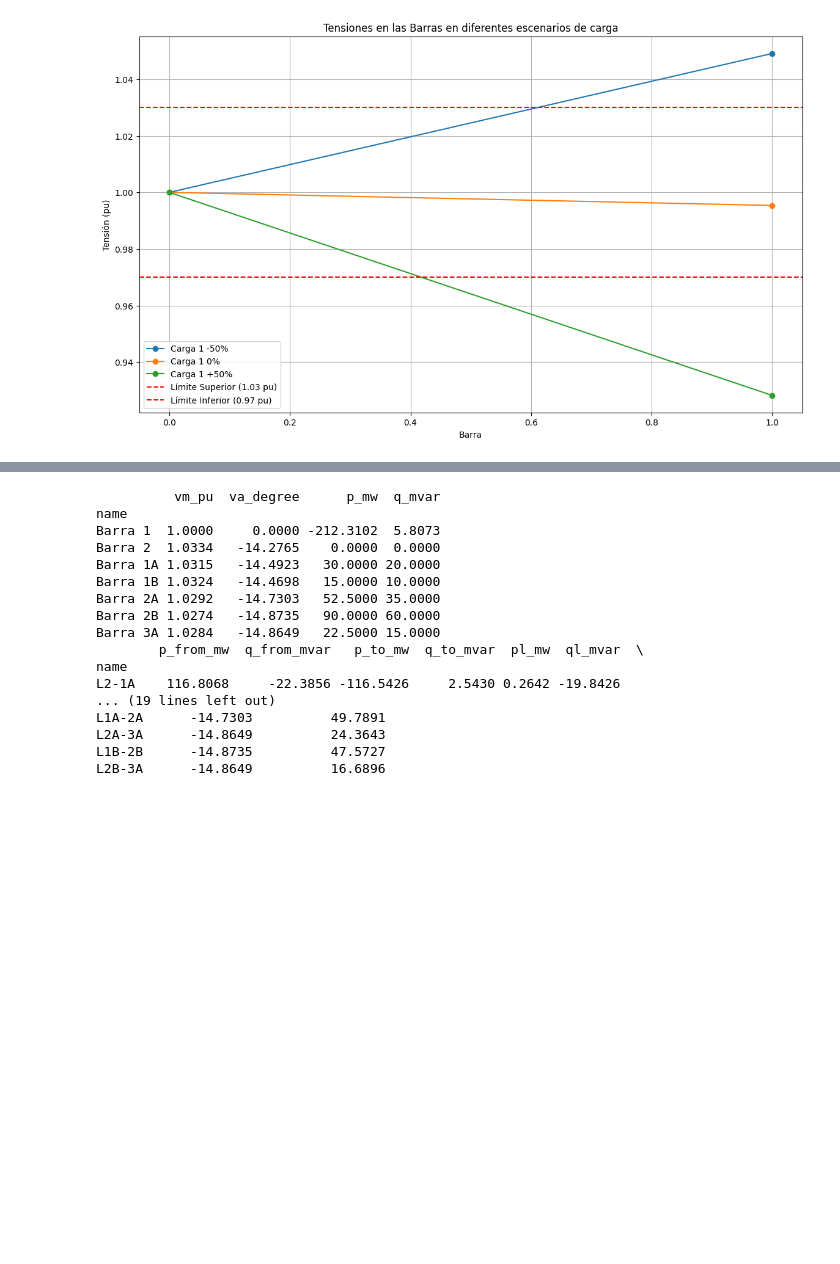
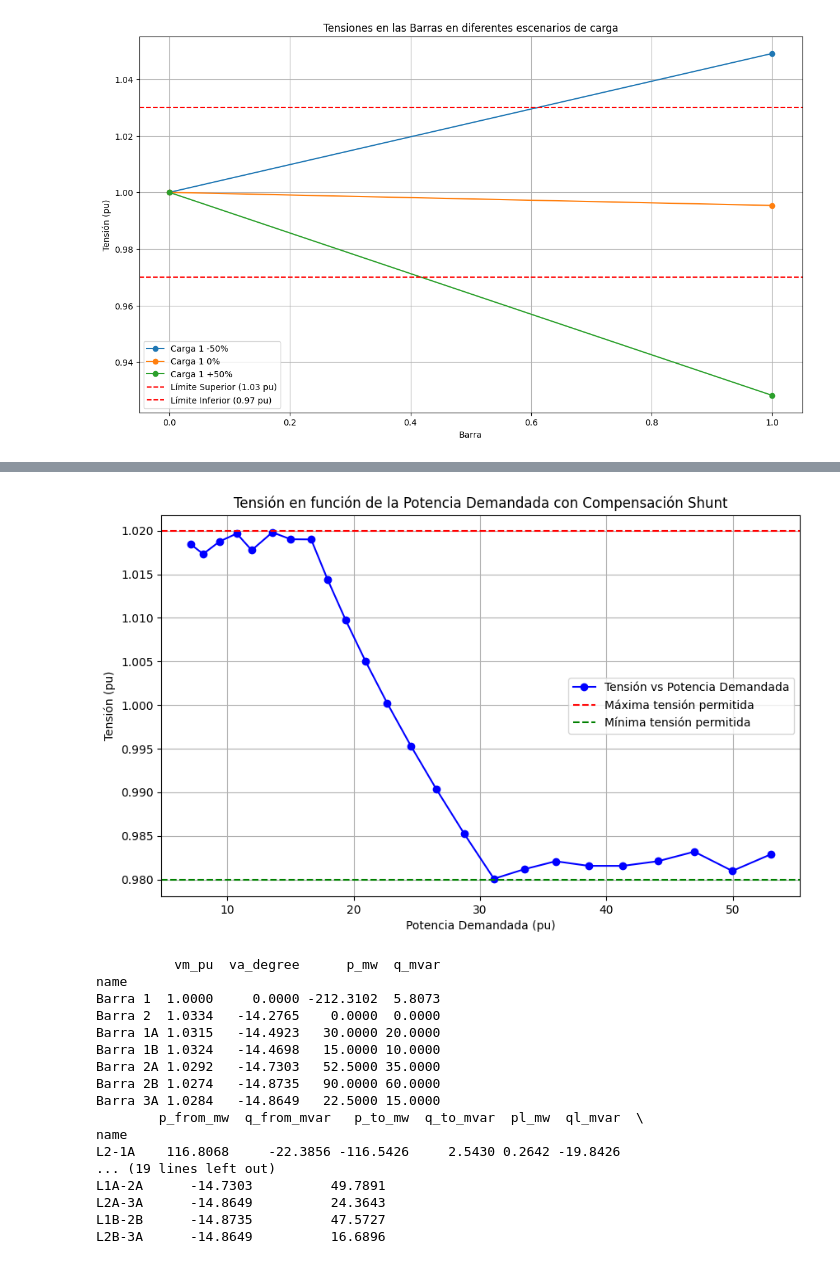
Before and after one commit to ALANRODRIGUEZA/G4A_SEP1-A_S12024, a Jupyter notebook: Tarea 1.ipynb, the cells around one changed output, grey strips where cells are left out. Saved outputs shown, nothing was run; the diff lists cells and outputs as text; code cells hidden in the pictures; blank space fills up the shorter version.

Commit message:
Actualización código sistema 1
Se agrega el código para la parte b del sistema 1 (figura 1a) así como su figura correspondiente

```diff
--- a/Tarea 1.ipynb
+++ b/Tarea 1.ipynb
@@ -113,40 +113,74 @@ import numpy as np
 import pandas as pd
 import pandapower as pp
 import matplotlib.pyplot as plt
+import math as mm
 
 pd.set_option('display.float_format', lambda x: '{:.4f}'.format(x))
 
-# Crear la red a analizar
-red1 = pp.create_empty_network()
+# Variables auxiliares para guardar datos
+Tension_comp = []
+Pot_lineas_comp = []
+React_comp = []
 
-# Creación de las barras del sistema
-barra_1 = pp.create_bus(red1, vn_kv=500, name="Barra 1")
-barra_2 = pp.create_bus(red1, vn_kv=500, name="Barra 2")
+for S_sistema in range(600, 1800, 50):
+    Red1 = pp.create_empty_network()
+    Barra_1 = pp.create_bus(Red1, vn_kv=500, name="Barra 1")
+    Barra_2 = pp.create_bus(Red1, vn_kv=500, name="Barra 2")
 
-#crear lineas
-pp.create_line_from_parameters(net=red1, from_bus=barra_1, to_bus=barra_2, length_km=500, r_ohm_per_km=0.02,
-                               x_ohm_per_km=0.115, c_nf_per_km=19.1, max_i_ka=1, name= "Linea 1A")
-pp.create_line_from_parameters(net=red1, from_bus=barra_1, to_bus=barra_2, length_km=500, r_ohm_per_km=0.02,
-                               x_ohm_per_km=0.115, c_nf_per_km=19.1, max_i_ka=1, name= "Linea 1B")
+    # Calculo potencias en carga
+    FP_carga = 0.9
+    P_carga = round(S_sistema * FP_carga, 1)
+    Q_carga = round(S_sistema * mm.sqrt(1 - FP_carga ** 2), 1)
 
-#crear generador
-# Añadir el generador en la barra 1 y que dicha barra sea la referencia
-pp.create_ext_grid(red1, barra_1, va_pu=1.0, name="Slack")
+    # Elemento barra
+    pp.create_ext_grid(Red1, bus=Barra_1, vm_pu=1.0, name="Generador")
+    pp.create_load(Red1, bus=Barra_2, p_mw=P_carga, q_mvar=Q_carga, name="Carga")
+    pp.create_line_from_parameters(net=Red1, from_bus=Barra_1, to_bus=Barra_2, length_km=500, r_ohm_per_km=0.02,
+                                   x_ohm_per_km=0.115, c_nf_per_km=19.1, max_i_ka=1, name="Linea 1A")
+    pp.create_line_from_parameters(net=Red1, from_bus=Barra_1, to_bus=Barra_2, length_km=500, r_ohm_per_km=0.02,
+                                   x_ohm_per_km=0.115, c_nf_per_km=19.1, max_i_ka=1, name="Linea 1B")
+    # Flujo
+    pp.runpp(Red1)
+    Comp_tension_barra_2 = Red1.res_bus.at[Barra_2, 'vm_pu']
 
+    # Calculo iterativo de compensacion en barras
+    if Comp_tension_barra_2 > 1.02:  # Caso sobretension, aplicar inductancia shunt
+        for comp_ind in range(10, 1000, 1):
+            pp.create_shunt(Red1, bus=Barra_2, p_mw=0, q_mvar=comp_ind, in_service=True)
+            pp.runpp(Red1)
+            if Red1.res_bus.at[Barra_2, 'vm_pu'] <= 1.02:
+                Tension_comp.append(Red1.res_bus.at[Barra_2, 'vm_pu'])
+                Pot_lineas_comp.append(Red1.res_line.loc[0, 'pl_mw'] * 2)
+                React_comp.append(comp_ind)
+                break
+    elif Comp_tension_barra_2 < 0.98:  # Caso baja tension, aplicar capacitor shunt
+        for comp_cap in range(10, 1000, 1):
+            pp.create_shunt(Red1, bus=Barra_2, p_mw=0, q_mvar=-1 * comp_cap, in_service=True)
+            pp.runpp(Red1)
+            if Red1.res_bus.at[Barra_2, 'vm_pu'] >= 0.98:
+                Tension_comp.append(Red1.res_bus.at[Barra_2, 'vm_pu'])
+                Pot_lineas_comp.append(Red1.res_line.loc[0, 'pl_mw'] * 2)
+                React_comp.append(-1 * comp_cap)
+                break
+    else:
+        Tension_comp.append(Red1.res_bus.at[Barra_2, 'vm_pu'])
+        Pot_lineas_comp.append(Red1.res_line.loc[0, 'pl_mw'] * 2)
+        React_comp.append(0)
 
-#crear la carga, es este caso se crea la carga con la variación del -50% (valor crítico)
-load1=pp.create_load(red1, barra_2, p_mw=1080.0*0.50, q_mvar=523.06787320*0.50, name="Carga Barra 2 -50%")
-
-# Ejecutar el flujo de carga
-pp.runpp(red1, algorithm='nr', numba=False, max_iteration=1000)
-
-
-#3.b) Para el mismo rango de operación, calcule la compensación shunt necesaria para que la tensión esté dentro de los
-#     valores indicados por la normativa. Muestre los resultados a través de solo una Figura que contenga gráficos de tensión
-#     en por unidad versus potencia demandada en por unidad.
-
+# Gráfico de los resultados
+plt.figure(figsize=(10, 6))
+plt.plot(Pot_lineas_comp, Tension_comp, marker='o', linestyle='-', color='b', label='Tensión vs Potencia Demandada')
+plt.axhline(y=1.02, color='r', linestyle='--', label='Máxima tensión permitida')
+plt.axhline(y=0.98, color='g', linestyle='--', label='Mínima tensión permitida')
+plt.xlabel('Potencia Demandada (pu)')
+plt.ylabel('Tensión (pu)')
+plt.title('Tensión en función de la Potencia Demandada con Compensación Shunt')
+plt.legend()
+plt.grid(True)
+plt.show()
 
 
 #3.c) Grafique en solo una Figura las pérdidas en la línea para todo el rango de potencia demandada y todo el rango de
 #     compensación que escogió. En la misma Figura deberá indicar una curva de las pérdidas sin compensación. Justifique
 #     teóricamente los resultados y comente.
+# %% [output]
@@ -153,3 +204,4 @@ pp.runpp(red1, algorithm='nr', numba=False, max_iteration=1000)
+[figure, added]
 # %%
 #Sistema 2, Figura 1(b)
 
```
Also changed, not shown: parts of 1 cell of this notebook.
